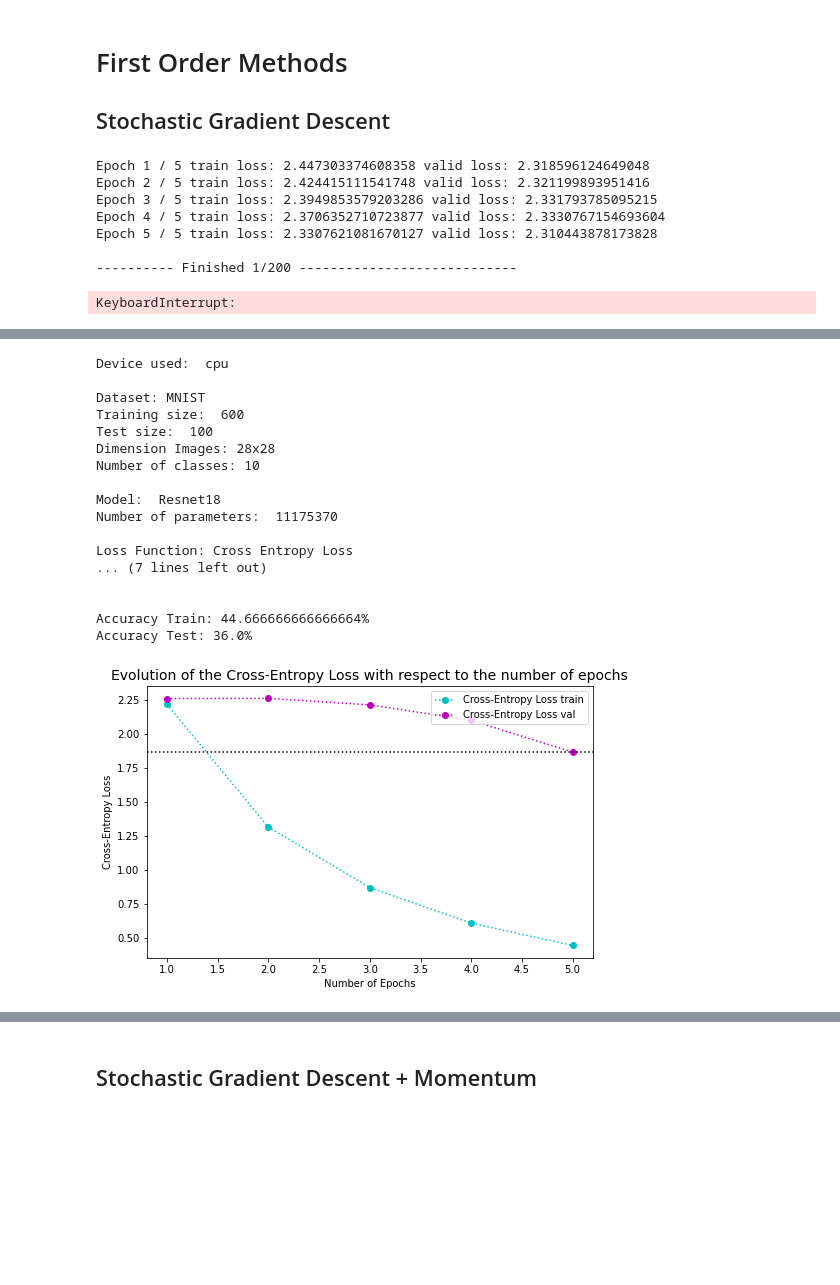
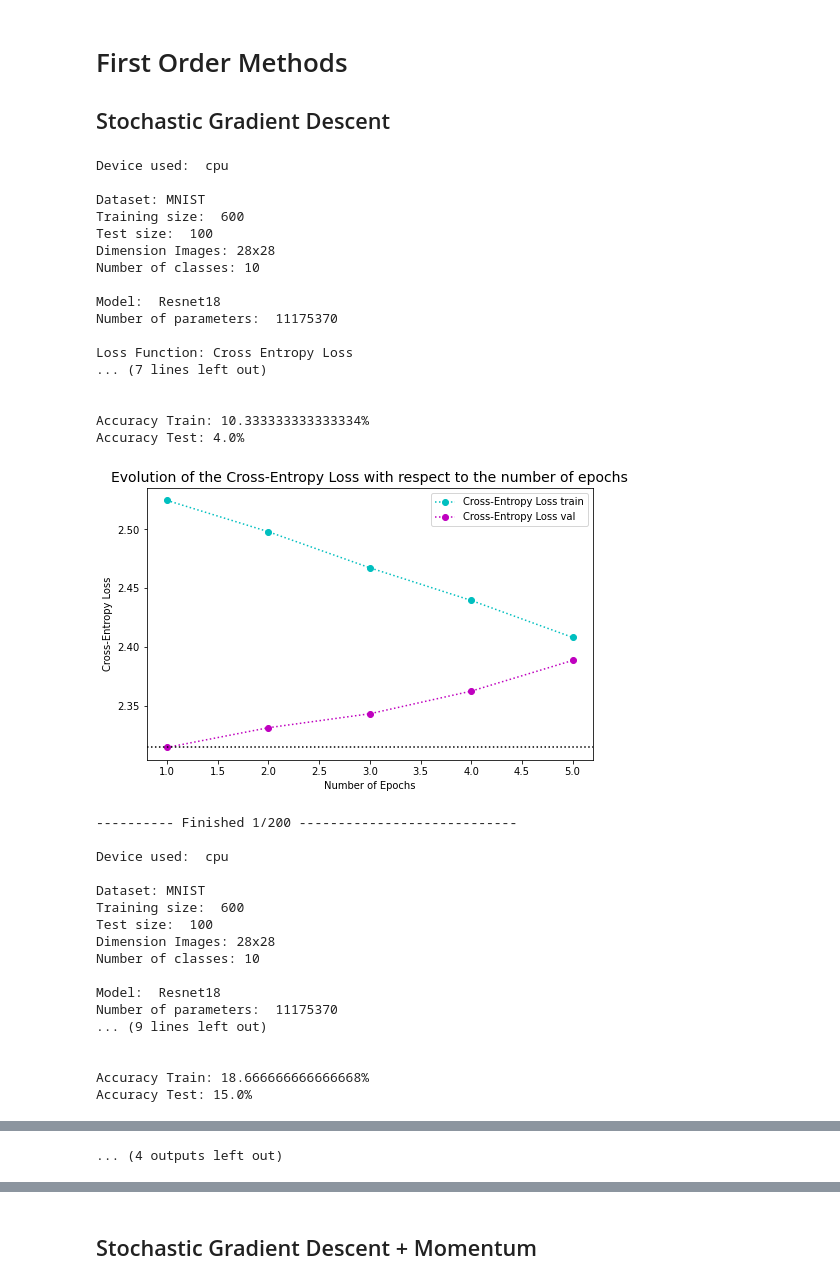
Before and after one commit to riccardocadei/adahessian, a Jupyter notebook: main.ipynb, the cells around one changed output, grey strips where cells are left out. Saved outputs shown, nothing was run; the diff lists cells and outputs as text; code cells hidden in the pictures; blank space fills up the shorter version.

Commit message:
better printing

```diff
--- a/main.ipynb
+++ b/main.ipynb
@@ -7,13 +7,40 @@ from train import *
 # First Order Methods
 ## Stochastic Gradient Descent
 # %%
-best_return, best_hyperparameters = parameter_grid_search(plot=False,print_=False)
+best_return, best_hyperparameters = parameter_grid_search(plot=True,print_=True)
 # %% [output]
-Epoch 1 / 5 train loss: 2.447303374608358 valid loss: 2.318596124649048
-Epoch 2 / 5 train loss: 2.424415111541748 valid loss: 2.321199893951416
-Epoch 3 / 5 train loss: 2.3949853579203286 valid loss: 2.331793785095215
-Epoch 4 / 5 train loss: 2.3706352710723877 valid loss: 2.3330767154693604
-Epoch 5 / 5 train loss: 2.3307621081670127 valid loss: 2.310443878173828
+Device used:  cpu
 
----------- Finished 1/200 ----------------------------
+Dataset: MNIST
+Training size:  600
+Test size:  100
+Dimension Images: 28x28
+Number of classes: 10
+
+Model:  Resnet18
+Number of parameters:  11175370
+
+Loss Function: Cross Entropy Loss
+... (7 lines left out)
+
+
+Accuracy Train: 10.333333333333334%
+Accuracy Test: 4.0%
+[figure, added]
-KeyboardInterrupt:
+---------- Finished 1/200 ----------------------------
+
+Device used:  cpu
+
+Dataset: MNIST
+Training size:  600
+Test size:  100
+Dimension Images: 28x28
+Number of classes: 10
+
+Model:  Resnet18
+Number of parameters:  11175370
+... (9 lines left out)
+
+
+Accuracy Train: 18.666666666666668%
+Accuracy Test: 15.0%
@@ -20,22 +120,4 @@ KeyboardInterrupt:
+... (4 outputs left out)
 # %%
-ret = run_experiment(optimizer_name="SGD", model_name='resnet18',
-                nb_epochs=5, batch_size=100, reduce=100, plot=True)
+run_experiment(optimizer_name="SGD", model_name='resnet18',
+                nb_epochs=15, batch_size=100, reduce=100, plot=True)
-# %% [output]
-Device used:  cpu
-
-Dataset: MNIST
-Training size:  600
-Test size:  100
-Dimension Images: 28x28
-Number of classes: 10
-
-Model:  Resnet18
-Number of parameters:  11175370
-
-Loss Function: Cross Entropy Loss
-... (7 lines left out)
-
-
-Accuracy Train: 44.666666666666664%
-Accuracy Test: 36.0%
-[figure, removed]
```
Also changed, not shown: parts of 6 cells of this notebook, 8 other files.
